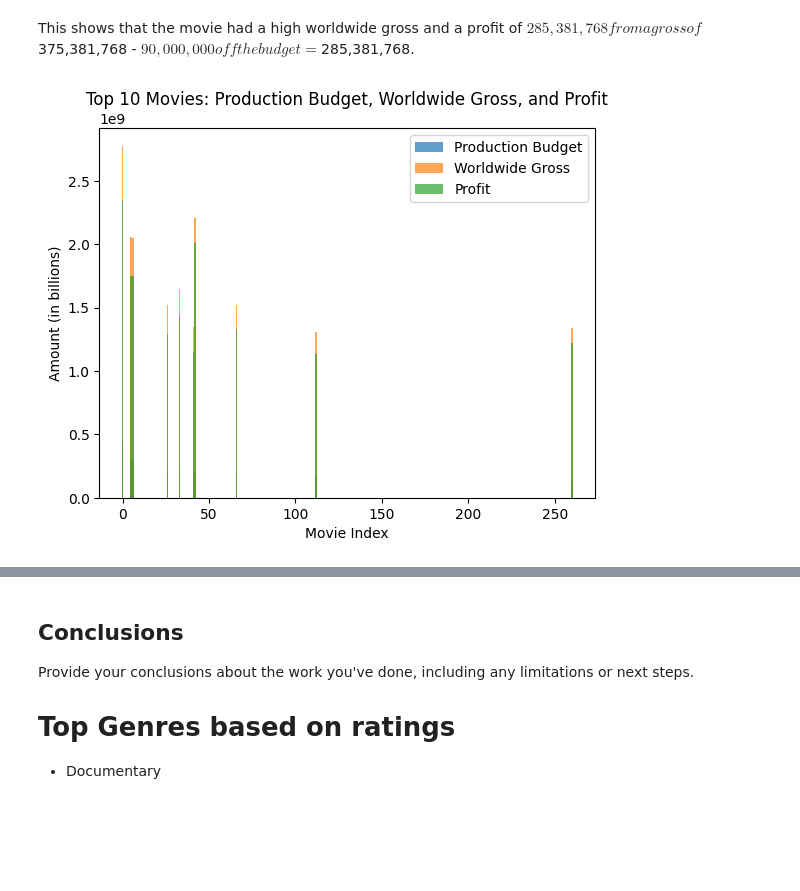
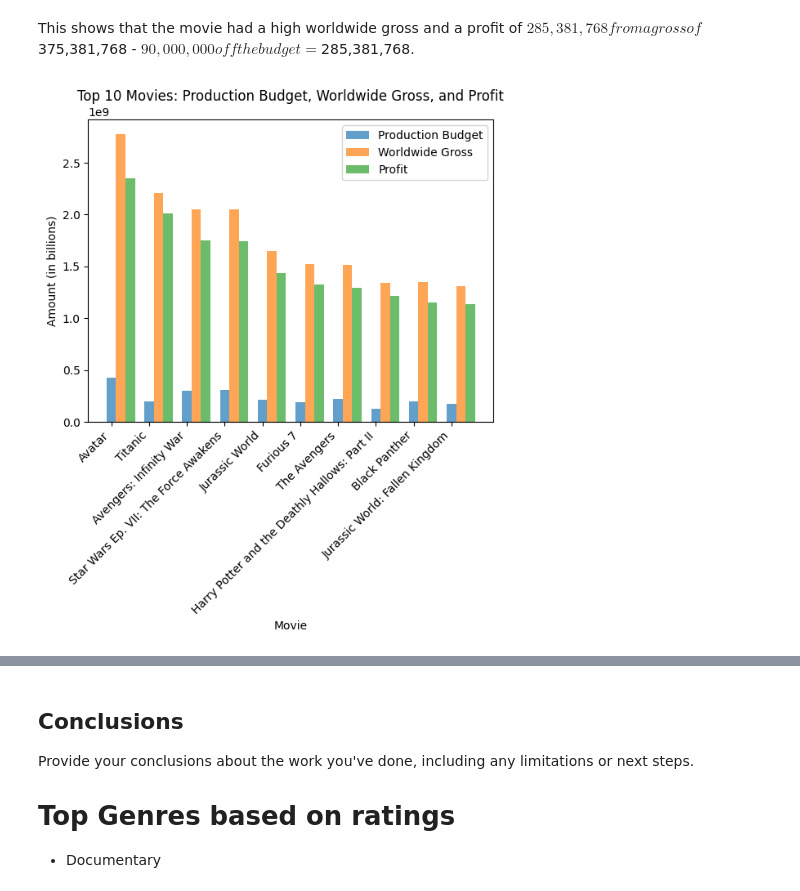
Before and after one commit to likebubba/Microsoft-Phase-1-Project, a Jupyter notebook: student.ipynb, the cells around one changed output, grey strips where cells are left out. Saved outputs shown, nothing was run; the diff lists cells and outputs as text; code cells hidden in the pictures; blank space fills up the shorter version.

```diff
--- a/student.ipynb
+++ b/student.ipynb
@@ -623,25 +613,34 @@ print(movie_budgets_cleaned.head())
 # %% [markdown]
 This shows that the movie had a high worldwide gross and a profit of $285,381,768 from a gross of $375,381,768 - $90,000,000 off the budget = $285,381,768.
 # %%
+#Visualizing correlation between production budget, worldwide grossing income and profit.
 production_budget_col = 'production_budget'
 worldwide_gross_col = 'worldwide_gross'
 profit_col = 'profit'
 
-# Sort the DataFrame by profit in descending order and get the top 10 records
 top_10_movies = movie_budgets_cleaned.sort_values(by=profit_col, ascending=False).head(10)
 
 # Plotting
 fig, ax = plt.subplots()
-ax.bar(top_10_movies.index, top_10_movies[production_budget_col], label='Production Budget', alpha=0.7)
-ax.bar(top_10_movies.index, top_10_movies[worldwide_gross_col], label='Worldwide Gross', alpha=0.7)
-ax.bar(top_10_movies.index, top_10_movies[profit_col], label='Profit', alpha=0.7)
+bar_width = 0.25  # Width of each bar
 
-# Add labels and title
-ax.set_xlabel('Movie Index')
+# Bar positions for each movie
+bar_positions = range(len(top_10_movies))
+
+ax.bar(bar_positions, top_10_movies[production_budget_col], width=bar_width, label='Production Budget', alpha=0.7)
+ax.bar([pos + bar_width for pos in bar_positions], top_10_movies[worldwide_gross_col], width=bar_width, label='Worldwide Gross', alpha=0.7)
+ax.bar([pos + 2 * bar_width for pos in bar_positions], top_10_movies[profit_col], width=bar_width, label='Profit', alpha=0.7)
+
+
+ax.set_xticks(bar_positions)
+ax.set_xticklabels(top_10_movies[movie_title_col], rotation=45, ha='right')
+
+
+ax.set_xlabel('Movie')
 ax.set_ylabel('Amount (in billions)')
 ax.set_title('Top 10 Movies: Production Budget, Worldwide Gross, and Profit')
 ax.legend()
 
 plt.show()
 # %% [output]
-[figure, old version]
+[figure, new version]
```
Also changed, not shown: parts of 3 cells of this notebook, 7 other files.
